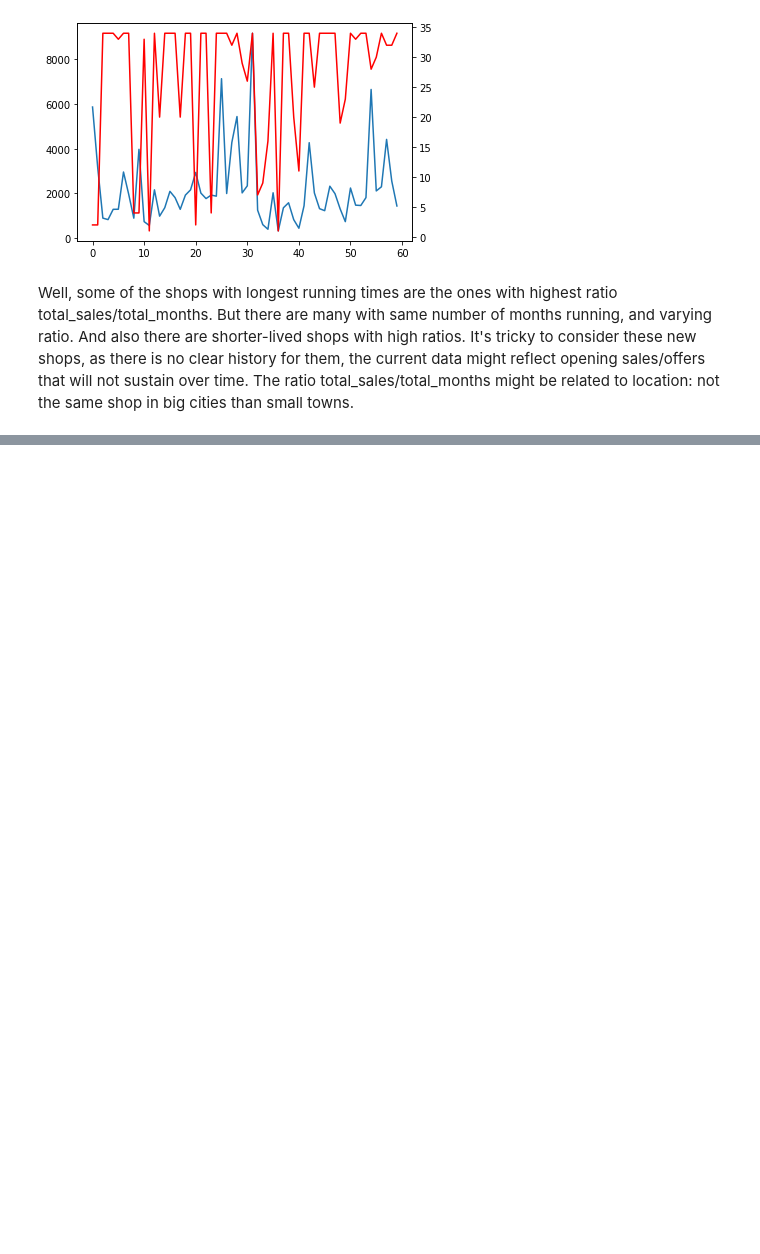
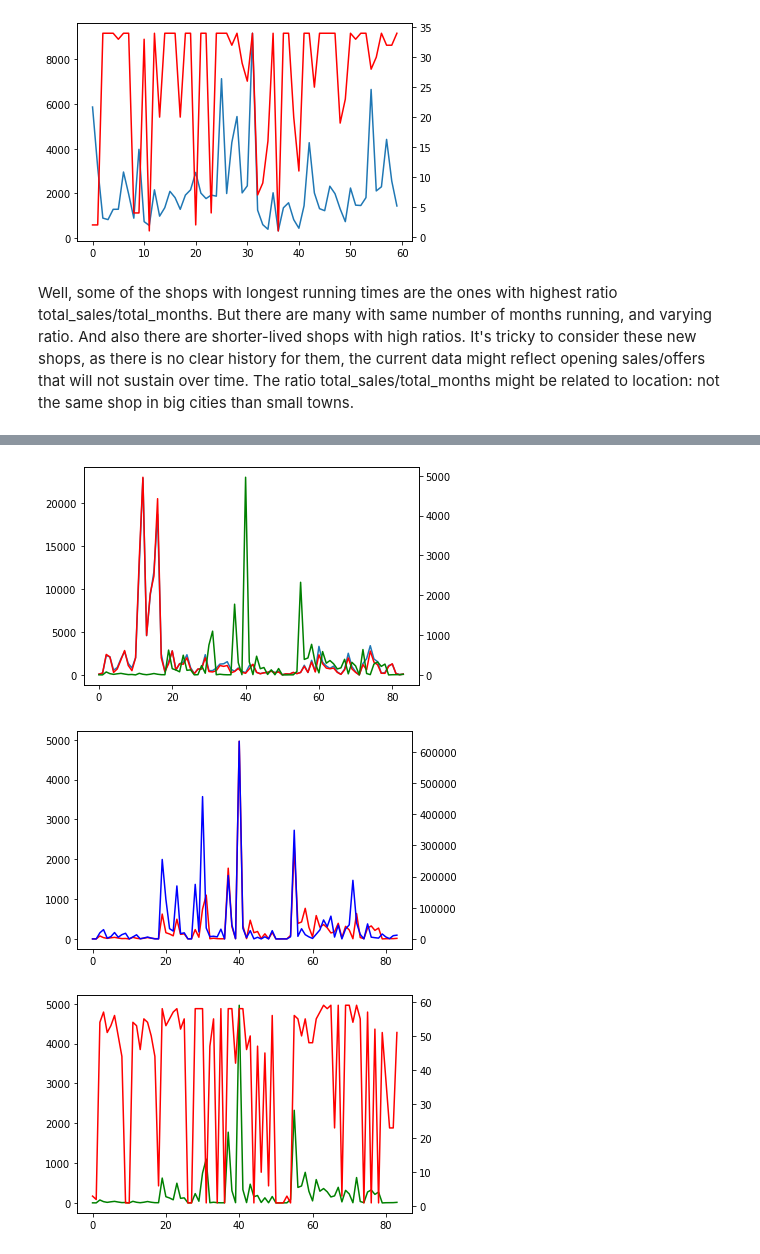
Before and after one commit to arcarrion/hsespecialization_course02, a Jupyter notebook: 02_eda.ipynb, the cells around one changed output, grey strips where cells are left out. Drawn from its saved outputs; the diff is of its cells as text; code cells hidden in the pictures; blank space fills up the shorter version.

Commit message:
EDA on shops and categories

```diff
--- a/02_eda.ipynb
+++ b/02_eda.ipynb
@@ -375,3 +375,7 @@ plt.show()
 [figure]
 # %% [markdown]
 Well, some of the shops with longest running times are the ones with highest ratio total_sales/total_months. But there are many with same number of months running, and varying ratio. And also there are shorter-lived shops with high ratios. It's tricky to consider these new shops, as there is no clear history for them, the current data might reflect opening sales/offers that will not sustain over time. The ratio total_sales/total_months might be related to location: not the same shop in big cities than small towns.
+# %%
+categories_rawdata = pd.read_csv('rawdata/items.csv')
+sales_rawdata = sales_rawdata.merge(categories_rawdata, on='item_id')
+display(sales_rawdata)
@@ -377,0 +396,7 @@ Well, some of the shops with longest running times are the ones with highest rat
+# %%
+tmp = sales_rawdata.groupby('item_category_id').agg(category_price_avg=('item_price','mean'),
+                                                    category_price_std=('item_price','std'),
+                                                    category_price_median=('item_price','median'),
+                                                    category_num_unique_items=('item_id','nunique'),
+                                                    category_num_unique_shops=('shop_id','nunique'),
+                                                    category_num_sold_items=('item_cnt_day','sum')).reset_index()
@@ -377,0 +419,23 @@ Well, some of the shops with longest running times are the ones with highest rat
+# %%
+fig, ax = plt.subplots()
+ax.plot(tmp.item_category_id, tmp.category_price_avg)
+ax.plot(tmp.item_category_id, tmp.category_price_median, color = 'red')
+ax3 = ax.twinx()
+ax3.plot(tmp.item_category_id, tmp.category_num_unique_items, color = 'green')
+plt.show()
+
+fig, ax = plt.subplots()
+ax.plot(tmp.item_category_id, tmp.category_num_unique_items, color = 'red')
+ax2 = ax.twinx()
+ax2.plot(tmp.item_category_id, tmp.category_num_sold_items, color = 'blue')
+plt.show()
+
+fig, ax = plt.subplots()
+ax.plot(tmp.item_category_id, tmp.category_num_unique_items, color = 'green')
+ax3 = ax.twinx()
+ax3.plot(tmp.item_category_id, tmp.category_num_unique_shops, color = 'red')
+plt.show()
+# %% [output]
+[figure, added]
+[figure, added]
+[figure, added]
```
Also changed, not shown: parts of 14 cells of this notebook.
